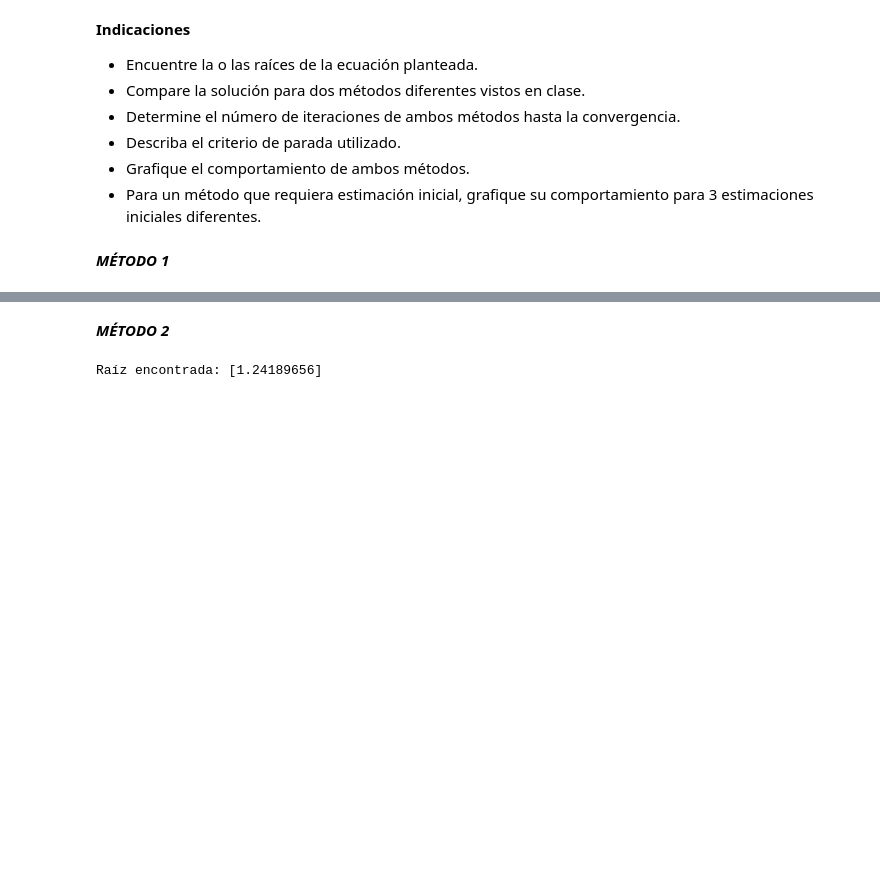
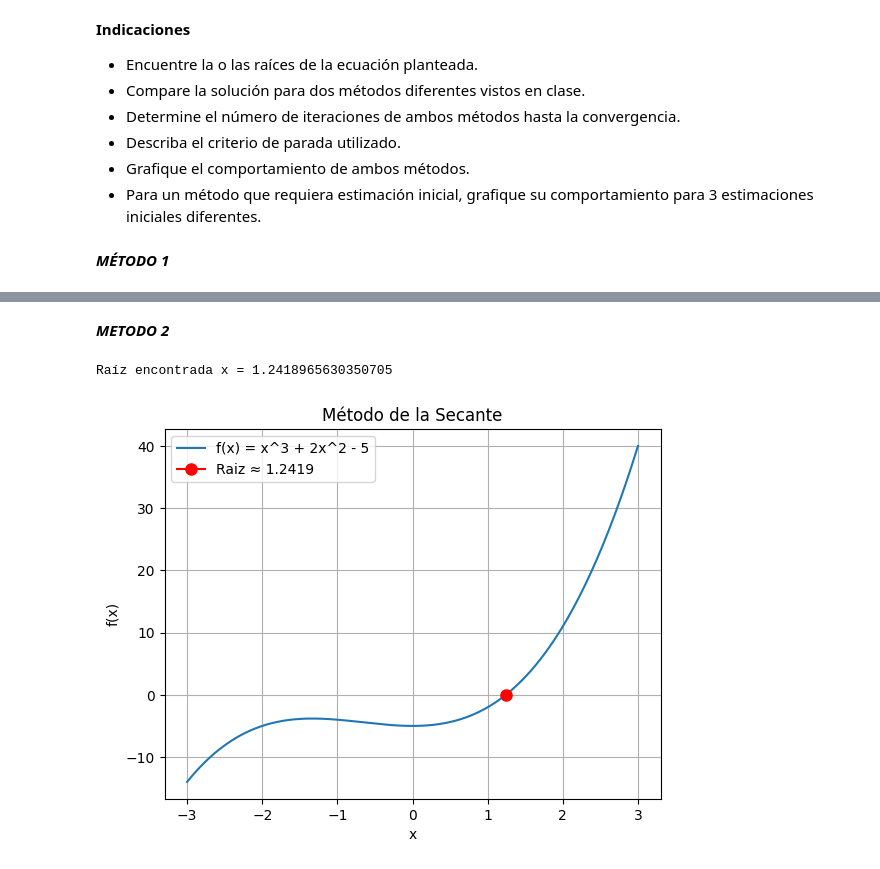
Before and after one commit to andresit02/EXAMEN-RECUPERACION-METODOS-, a Jupyter notebook: Pregunta_3.ipynb, the cells around one changed output, grey strips where cells are left out. Drawn from its saved outputs; the diff is of its cells as text; code cells hidden in the pictures; blank space fills up the shorter version.

```diff
--- a/Pregunta_3.ipynb
+++ b/Pregunta_3.ipynb
@@ -72,15 +191,66 @@ Raiz encontrada x = 1.241896563034796
 # %% [markdown]
-***MÉTODO 2***
+***METODO 2***
-# %%
-import numpy as np
-from scipy import optimize
-
-def f(x):
-    return x**3 + 2*x**2 - 5
-
-# Usamos un método numérico para encontrar las raíces
-raiz = optimize.fsolve(f, 1)  # El '1' es una estimación inicial
-
-print("Raíz encontrada:", raiz)
-# %% [output]
-Raíz encontrada: [1.24189656]
+# %%
+import matplotlib.pyplot as plt
+import numpy as np
+
+def f(x):
+    return x**3 + 2*x**2 - 5
+
+def secante(f, x0, x1, tolerancia=1e-6, max_iter=100):
+    """
+    Encuentra una raíz de f(x) usando el método de la secante.
+
+    Argumentos:
+        f: La función cuya raíz se busca.
+        x0: La primera estimación inicial.
+        x1: La segunda estimación inicial.
+        tolerancia: La tolerancia para la convergencia.
+        max_iter: El número máximo de iteraciones.
+
+    Returns:
+        Una aproximación de la raíz, o None si no converge.
+    """
+    for i in range(max_iter):
+        try:
+            x2 = x1 - f(x1) * (x1 - x0) / (f(x1) - f(x0))
+        except ZeroDivisionError:
+            print("Error: División por cero. El método no converge.")
+            return None
+        if abs(x2 - x1) < tolerancia:
+            return x2
+        x0 = x1
+        x1 = x2
+    return None
+
+# Estimaciones iniciales
+x0 = 1.0
+x1 = 2.0
+
+# Encontrar la raíz
+raiz = secante(f, x0, x1)
+
+# Graficar
+if raiz:
+    print(f"Raíz encontrada x = {raiz}")
+
+    # Rango de valores para x para la gráfica
+    x = np.linspace(-3, 3, 400)  # Ajusta los límites según sea necesario
+    y = f(x)
+
+    plt.plot(x, y, label='f(x) = x^3 + 2x^2 - 5')
+    plt.xlabel('x')
+    plt.ylabel('f(x)')
+    plt.title('Método de la Secante')
+    plt.grid(True)
+
+    # Graficar la raíz encontrada
+    plt.plot(raiz, f(raiz), marker='o', markersize=8, color='red', label=f'Raiz ≈ {raiz:.4f}')
+
+    plt.legend()
+    plt.show()
+else:
+    print("El método no convergió.")
+# %% [output]
+Raíz encontrada x = 1.2418965630350705
+[figure, added]
```
Also changed, not shown: parts of 10 cells of this notebook.
